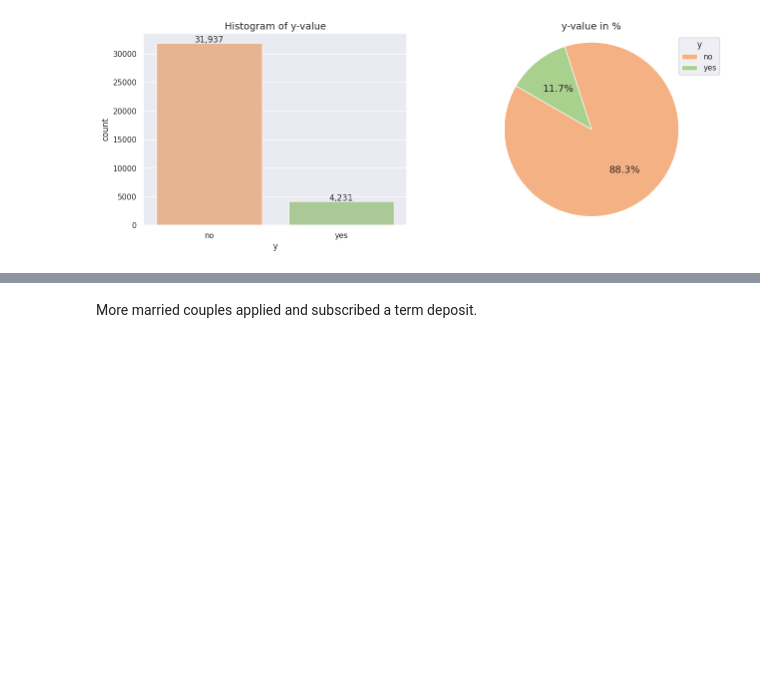
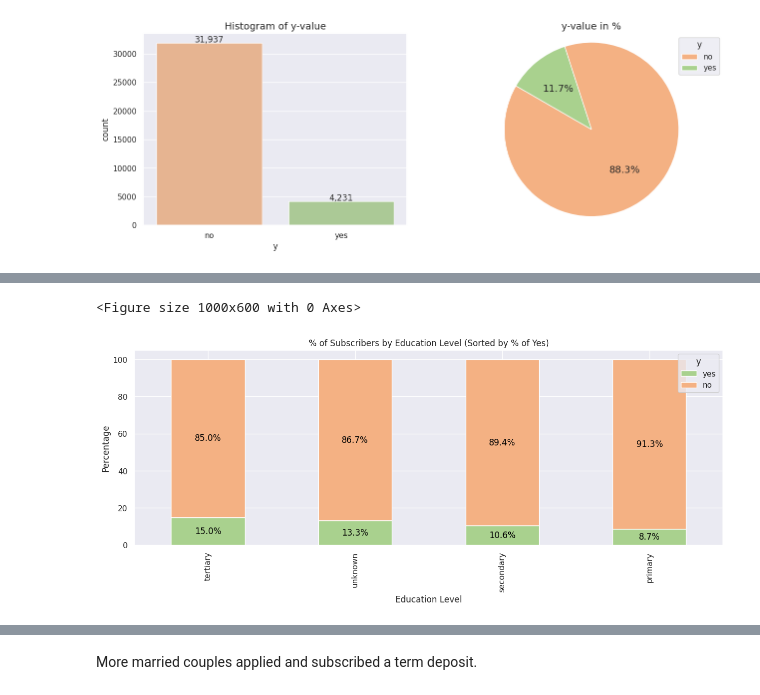
Before and after one commit to yikchungchan/DSA-5101-P1, a Jupyter notebook: DSA5101_project.ipynb, the cells around one changed output, grey strips where cells are left out. Saved outputs shown, nothing was run; the diff lists cells and outputs as text; code cells hidden in the pictures; blank space fills up the shorter version.

```diff
--- a/DSA5101_project.ipynb
+++ b/DSA5101_project.ipynb
@@ -728,0 +708,5 @@ grid_layout.map(plt.hist, 'age');
+# %%
+# Calculate the count of subscribers ('yes' and 'no') by education level
+education_subscribers = df_eda.groupby(['education', 'y'])['y'].count().unstack(fill_value=0)
+
+education_subscribers
@@ -728,0 +720,8 @@ grid_layout.map(plt.hist, 'age');
+# %%
+# Calculate the percentage of subscribers ('yes' and 'no') by education level
+education_percentage = education_subscribers.div(education_subscribers.sum(axis=1), axis=0) * 100
+
+# Sort the DataFrame by descending percentage of 'yes'
+education_percentage = education_percentage.sort_values(by='yes', ascending=False)
+
+education_percentage
@@ -728,0 +735,24 @@ grid_layout.map(plt.hist, 'age');
+# %%
+# Create a stacked bar chart using the custom color palette
+plt.figure(figsize=(10, 6))
+ax = education_percentage[['yes', 'no']].plot(kind='bar', stacked=True, color=[colors['yes'], colors['no']])
+
+# Add labels and title
+plt.xlabel('Education Level')
+plt.ylabel('Percentage')
+plt.title('% of Subscribers by Education Level (Sorted by % of Yes)')
+
+# Add a legend
+plt.legend(title='y', loc='upper right')
+
+# Display percentage values in the middle of each bar with black text
+for idx, p in enumerate(ax.patches):
+    width, height = p.get_width(), p.get_height()
+    x, y = p.get_xy()
+    ax.annotate(f'{height:.1f}%', (x + width / 2, y + height / 2), ha='center', va='center', color='black')
+
+# Show the plot
+plt.show()
+# %% [output]
+<Figure size 1000x600 with 0 Axes>
+[figure, added]
```
Also changed, not shown: parts of 58 cells of this notebook.
